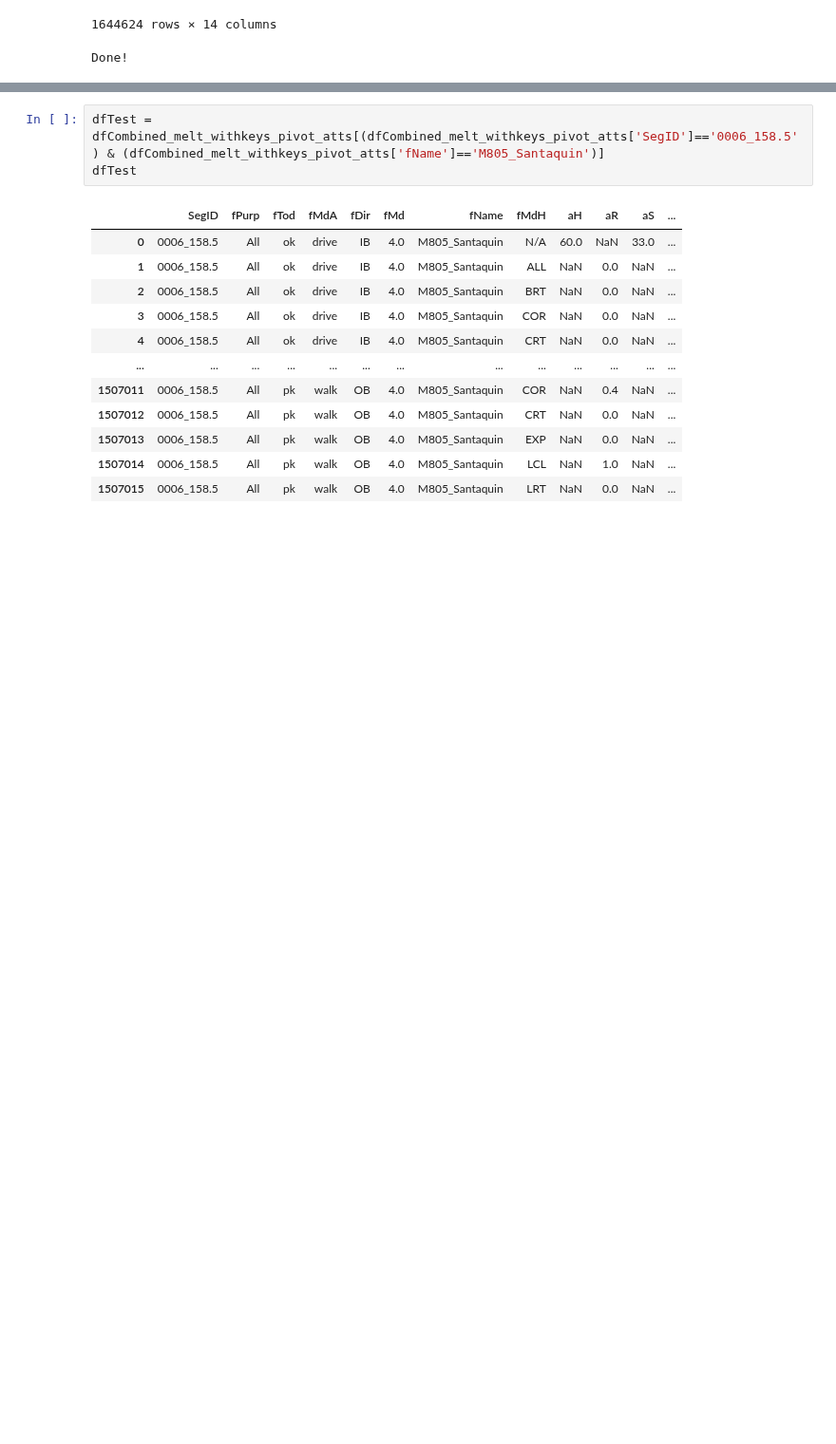
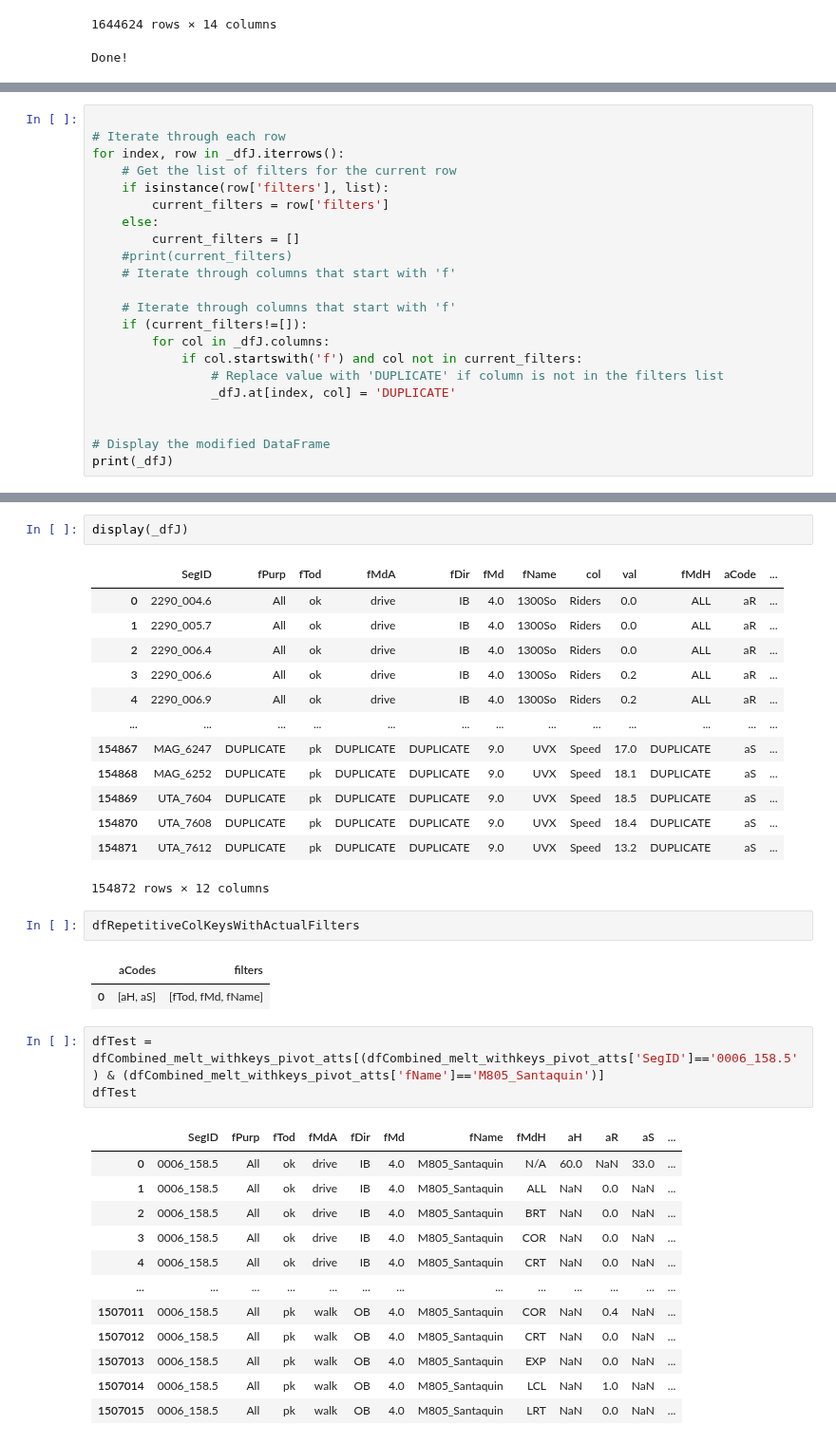
Before and after one commit to WFRCAnalytics/vizTool, a Jupyter notebook: scripts/Create-Jsons-Transit-Segment-vizMap.ipynb, the cells around one changed output, grey strips where cells are left out. Shown at 95% size. Cells and saved outputs as stored; diff of their text form; blank space fills up the shorter version.

```diff
--- a/scripts/Create-Jsons-Transit-Segment-vizMap.ipynb
+++ b/scripts/Create-Jsons-Transit-Segment-vizMap.ipynb
@@ -255,0 +316,22 @@ Done!
+# %%
+
+# Iterate through each row
+for index, row in _dfJ.iterrows():
+    # Get the list of filters for the current row
+    if isinstance(row['filters'], list):
+        current_filters = row['filters']
+    else:
+        current_filters = []
+    #print(current_filters)
+    # Iterate through columns that start with 'f'
+
+    # Iterate through columns that start with 'f'
+    if (current_filters!=[]):
+        for col in _dfJ.columns:
+            if col.startswith('f') and col not in current_filters:
+                # Replace value with 'DUPLICATE' if column is not in the filters list
+                _dfJ.at[index, col] = 'DUPLICATE'
+
+
+# Display the modified DataFrame
+print(_dfJ)
@@ -256,3 +356,24 @@ Done!
+# %%
+display(_dfJ)
+# %% [output]
+|  | SegID | fPurp | fTod | fMdA | fDir | fMd | fName | col | val | fMdH | aCode | ... |
+| 0 | 2290_004.6 | All | ok | drive | IB | 4.0 | 1300So | Riders | 0.0 | ALL | aR | ... |
+| 1 | 2290_005.7 | All | ok | drive | IB | 4.0 | 1300So | Riders | 0.0 | ALL | aR | ... |
+| 2 | 2290_006.4 | All | ok | drive | IB | 4.0 | 1300So | Riders | 0.0 | ALL | aR | ... |
+| 3 | 2290_006.6 | All | ok | drive | IB | 4.0 | 1300So | Riders | 0.2 | ALL | aR | ... |
+| 4 | 2290_006.9 | All | ok | drive | IB | 4.0 | 1300So | Riders | 0.2 | ALL | aR | ... |
+| ... | ... | ... | ... | ... | ... | ... | ... | ... | ... | ... | ... | ... |
+| 154867 | MAG_6247 | DUPLICATE | pk | DUPLICATE | DUPLICATE | 9.0 | UVX | Speed | 17.0 | DUPLICATE | aS | ... |
+| 154868 | MAG_6252 | DUPLICATE | pk | DUPLICATE | DUPLICATE | 9.0 | UVX | Speed | 18.1 | DUPLICATE | aS | ... |
+| 154869 | UTA_7604 | DUPLICATE | pk | DUPLICATE | DUPLICATE | 9.0 | UVX | Speed | 18.5 | DUPLICATE | aS | ... |
+| 154870 | UTA_7608 | DUPLICATE | pk | DUPLICATE | DUPLICATE | 9.0 | UVX | Speed | 18.4 | DUPLICATE | aS | ... |
+| 154871 | UTA_7612 | DUPLICATE | pk | DUPLICATE | DUPLICATE | 9.0 | UVX | Speed | 13.2 | DUPLICATE | aS | ... |
+154872 rows × 12 columns
+# %%
+dfRepetitiveColKeysWithActualFilters
+# %% [output]
+|  | aCodes | filters |
+| 0 | [aH, aS] | [fTod, fMd, fName] |
 # %%
 dfTest = dfCombined_melt_withkeys_pivot_atts[(dfCombined_melt_withkeys_pivot_atts['SegID']=='0006_158.5') & (dfCombined_melt_withkeys_pivot_atts['fName']=='M805_Santaquin')]
 dfTest
```
Also changed, not shown: parts of 16 cells of this notebook.
